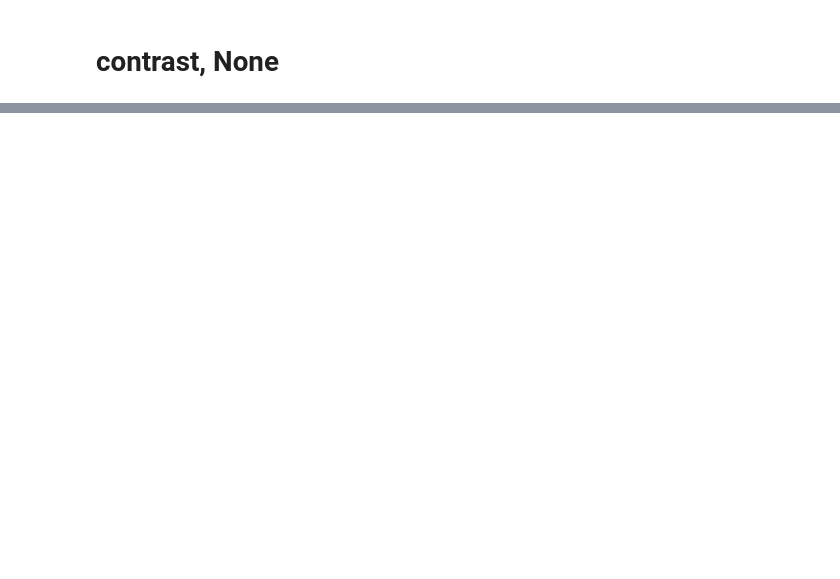
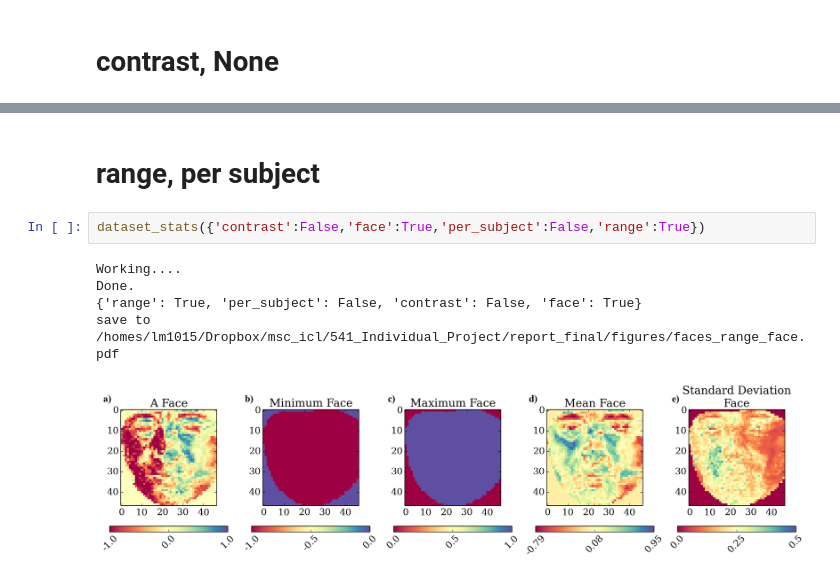
Before and after one commit to lotka/autofaces, a Jupyter notebook: notebooks/DisfaTest.ipynb, the cells around one changed output, grey strips where cells are left out. Saved outputs shown, nothing was run; the diff lists cells and outputs as text; blank space fills up the shorter version.

```diff
--- a/notebooks/DisfaTest.ipynb
+++ b/notebooks/DisfaTest.ipynb
@@ -202,0 +61,10 @@ DEBUG:validation: not saving nothing for you mate
+# %% [markdown]
+# range, per subject
+# %%
+dataset_stats({'contrast':False,'face':True,'per_subject':False,'range':True})
+# %% [output]
+Working....
+Done.
+{'range': True, 'per_subject': False, 'contrast': False, 'face': True}
+save to /homes/lm1015/Dropbox/msc_icl/541_Individual_Project/report_final/figures/faces_range_face.pdf
+[figure, added]
```
Also changed, not shown: parts of 17 cells of this notebook, 28 other files.
